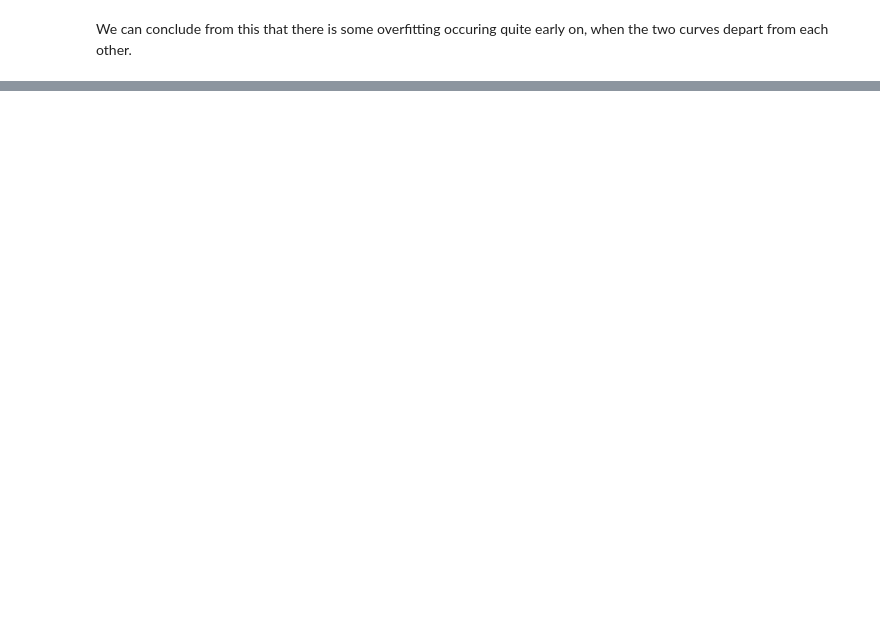
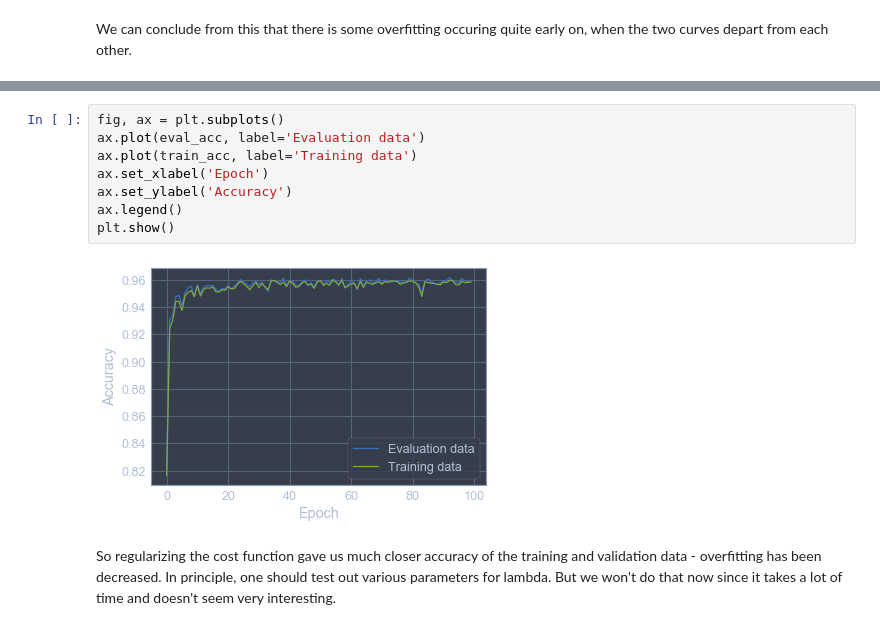
Before and after one commit to mpernow/neural-networks, a Jupyter notebook: nn_test.ipynb, the cells around one changed output, grey strips where cells are left out. Cells and saved outputs as stored; diff of their text form; blank space fills up the shorter version.

```diff
--- a/nn_test.ipynb
+++ b/nn_test.ipynb
@@ -446,0 +484,12 @@ We can conclude from this that there is some overfitting occuring quite early on
+# %%
+fig, ax = plt.subplots()
+ax.plot(eval_acc, label='Evaluation data')
+ax.plot(train_acc, label='Training data')
+ax.set_xlabel('Epoch')
+ax.set_ylabel('Accuracy')
+ax.legend()
+plt.show()
+# %% [output]
+[figure, added]
+# %% [markdown]
+So regularizing the cost function gave us much closer accuracy of the training and validation data - overfitting has been decreased. In principle, one should test out various parameters for lambda. But we won't do that now since it takes a lot of time and doesn't seem very interesting.
```
Also changed, not shown: parts of 23 cells of this notebook, 1 other file.
